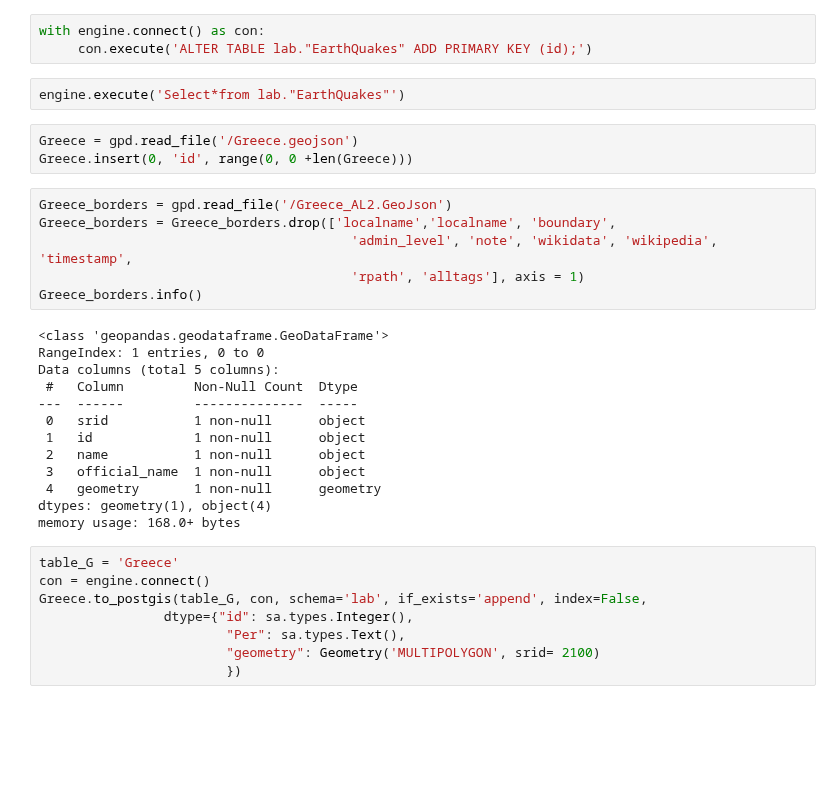
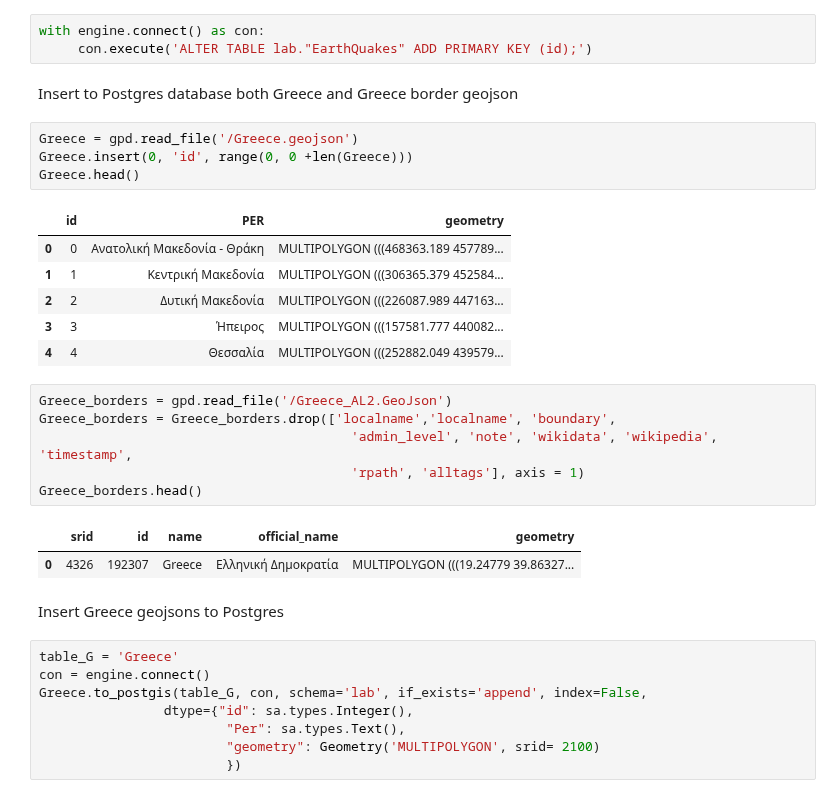
Before and after one commit to itsamepetros/GeoData, a Jupyter notebook: Lab02_2021.ipynb, the cells around one changed output. Cells and saved outputs as stored; diff of their text form; blank space fills up the shorter version.

```diff
--- a/Lab02_2021.ipynb
+++ b/Lab02_2021.ipynb
@@ -218,30 +130,30 @@ set primary key to table
 # %%
 with engine.connect() as con:
      con.execute('ALTER TABLE lab."EarthQuakes" ADD PRIMARY KEY (id);')
-# %%
-engine.execute('Select*from lab."EarthQuakes"')
+# %% [markdown]
+Insert to Postgres database both Greece and Greece border geojson
 # %%
 Greece = gpd.read_file('/Greece.geojson')
 Greece.insert(0, 'id', range(0, 0 +len(Greece)))
+Greece.head()
+# %% [output]
+|  | id | PER | geometry |
+| 0 | 0 | Ανατολική Μακεδονία - Θράκη | MULTIPOLYGON (((468363.189 457789... |
+| 1 | 1 | Κεντρική Μακεδονία | MULTIPOLYGON (((306365.379 452584... |
+| 2 | 2 | Δυτική Μακεδονία | MULTIPOLYGON (((226087.989 447163... |
+| 3 | 3 | Ήπειρος | MULTIPOLYGON (((157581.777 440082... |
+| 4 | 4 | Θεσσαλία | MULTIPOLYGON (((252882.049 439579... |
 # %%
 Greece_borders = gpd.read_file('/Greece_AL2.GeoJson')
 Greece_borders = Greece_borders.drop(['localname','localname', 'boundary',
                                         'admin_level', 'note', 'wikidata', 'wikipedia', 'timestamp',
                                         'rpath', 'alltags'], axis = 1)
-Greece_borders.info()
+Greece_borders.head()
 # %% [output]
-<class 'geopandas.geodataframe.GeoDataFrame'>
-RangeIndex: 1 entries, 0 to 0
-Data columns (total 5 columns):
- #   Column         Non-Null Count  Dtype
----  ------         --------------  -----
- 0   srid           1 non-null      object
- 1   id             1 non-null      object
- 2   name           1 non-null      object
- 3   official_name  1 non-null      object
- 4   geometry       1 non-null      geometry
-dtypes: geometry(1), object(4)
-memory usage: 168.0+ bytes
+|  | srid | id | name | official_name | geometry |
+| 0 | 4326 | 192307 | Greece | Ελληνική Δημοκρατία | MULTIPOLYGON (((19.24779 39.86327... |
+# %% [markdown]
+Insert Greece geojsons to Postgres
 # %%
 table_G = 'Greece'
 con = engine.connect()
```
Also changed, not shown: parts of 54 cells of this notebook.
